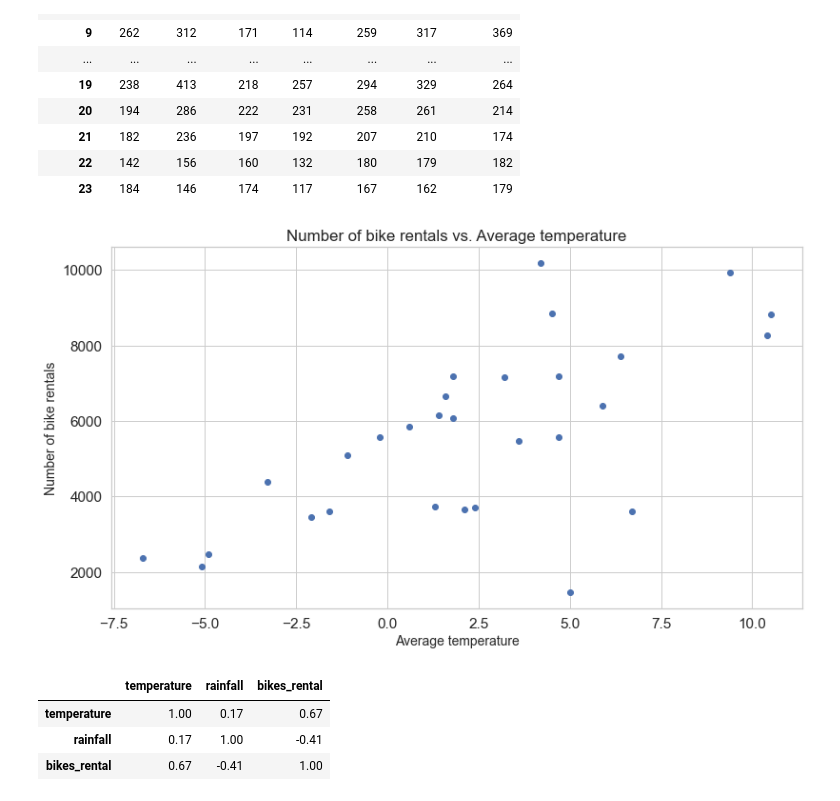
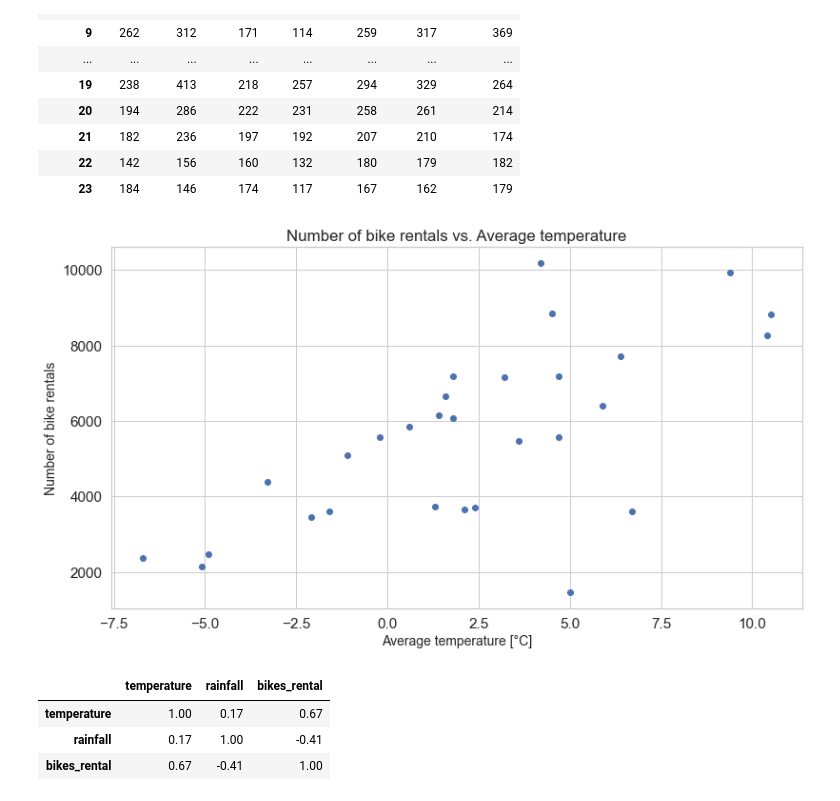
Before and after one commit to piekarsky/Exploratory-Data-Analysis-of-Bike-Sharing-Systems-in-Warsaw, a Jupyter notebook: analysis-and-visualization-for-bike-sharing-systems.ipynb, the cells around one changed output. Drawn from its saved outputs; the diff is of its cells as text; code cells hidden in the pictures.

```diff
--- a/analysis-and-visualization-for-bike-sharing-systems.ipynb
+++ b/analysis-and-visualization-for-bike-sharing-systems.ipynb
@@ -693,14 +732,14 @@ temp_cor = rent_temp_df.drop(rent_temp_df.columns[[0]], axis = 1)
 # %%
 plt.figure(figsize=(13,7))
 plt.plot("temperature", "bikes_rental", data=temp_cor, linestyle='none', marker='o')
-plt.xlabel('Average temperature', fontsize='14',
+plt.xlabel('Average temperature [°C]', fontsize='14',
            horizontalalignment='center')
 plt.ylabel('Number of bike rentals', fontsize='14',
            horizontalalignment='center')
 plt.title('Number of bike rentals vs. Average temperature')
 plt.show()
 # %% [output]
-[figure, old version]
+[figure, new version]
 # %%
 rain_temp_cor = rent_temp_df.corr() # table of correlation between variables
 rain_temp_cor.style.background_gradient(cmap='coolwarm', axis=None)
```
Also changed, not shown: parts of 12 cells of this notebook.
